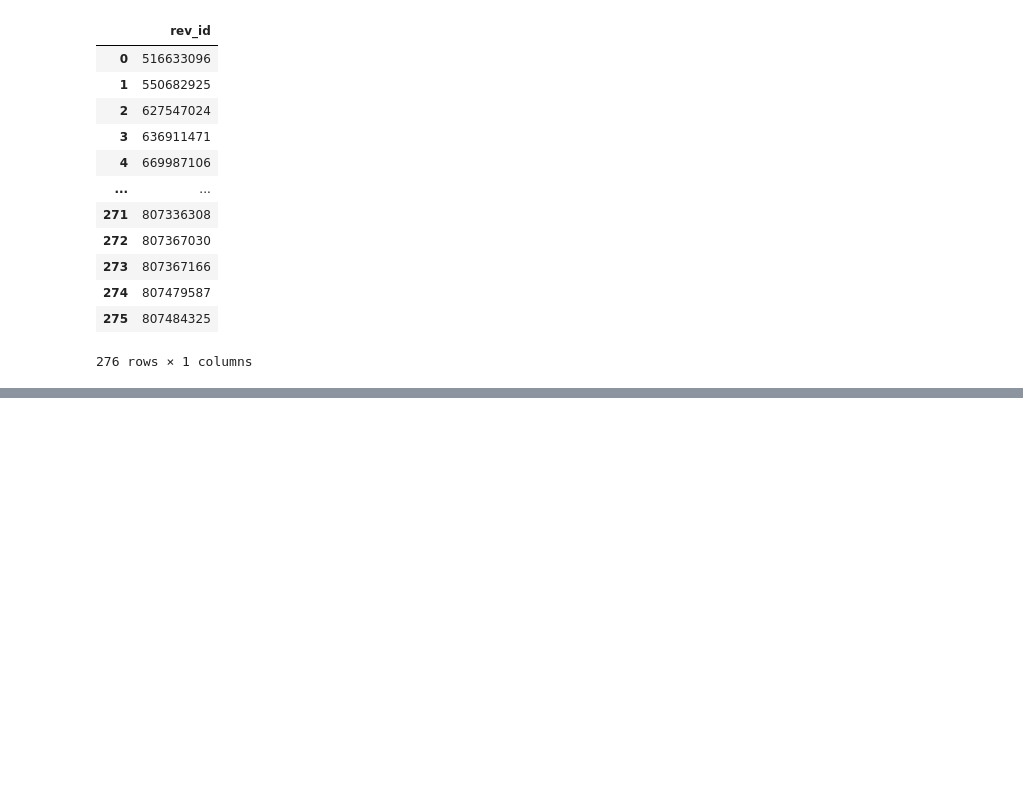
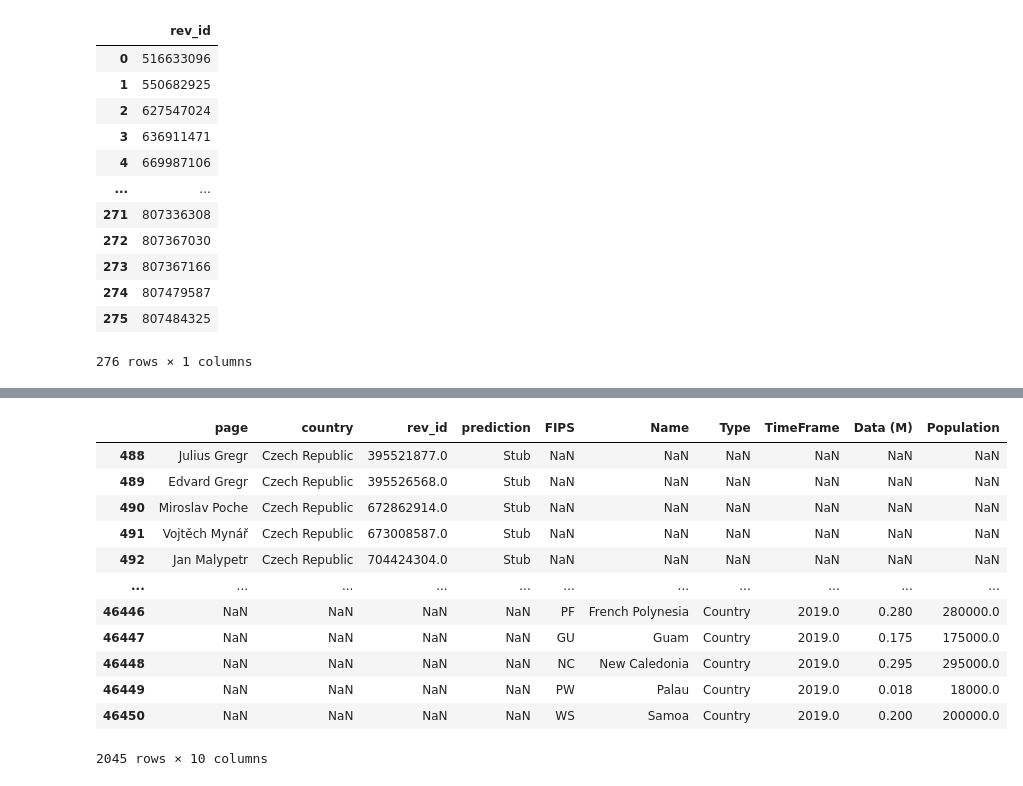
Before and after one commit to kevSweet/DATA512, a Jupyter notebook: data-512-a2/hcds-a2-bias.ipynb, the cells around one changed output, grey strips where cells are left out. Drawn from its saved outputs; the diff is of its cells as text; code cells hidden in the pictures; blank space fills up the shorter version.

```diff
--- a/data-512-a2/hcds-a2-bias.ipynb
+++ b/data-512-a2/hcds-a2-bias.ipynb
@@ -179,0 +199,17 @@ not_scored.to_csv('not_scored_log.csv')
+# %%
+nomatch = merged[merged.isna().any(axis=1)]
+nomatch
+# %% [output]
+|  | page | country | rev_id | prediction | FIPS | Name | Type | TimeFrame | Data (M) | Population |
+| 488 | Julius Gregr | Czech Republic | 395521877.0 | Stub | NaN | NaN | NaN | NaN | NaN | NaN |
+| 489 | Edvard Gregr | Czech Republic | 395526568.0 | Stub | NaN | NaN | NaN | NaN | NaN | NaN |
+| 490 | Miroslav Poche | Czech Republic | 672862914.0 | Stub | NaN | NaN | NaN | NaN | NaN | NaN |
+| 491 | Vojtěch Mynář | Czech Republic | 673008587.0 | Stub | NaN | NaN | NaN | NaN | NaN | NaN |
+| 492 | Jan Malypetr | Czech Republic | 704424304.0 | Stub | NaN | NaN | NaN | NaN | NaN | NaN |
+| ... | ... | ... | ... | ... | ... | ... | ... | ... | ... | ... |
+| 46446 | NaN | NaN | NaN | NaN | PF | French Polynesia | Country | 2019.0 | 0.280 | 280000.0 |
+| 46447 | NaN | NaN | NaN | NaN | GU | Guam | Country | 2019.0 | 0.175 | 175000.0 |
+| 46448 | NaN | NaN | NaN | NaN | NC | New Caledonia | Country | 2019.0 | 0.295 | 295000.0 |
+| 46449 | NaN | NaN | NaN | NaN | PW | Palau | Country | 2019.0 | 0.018 | 18000.0 |
+| 46450 | NaN | NaN | NaN | NaN | WS | Samoa | Country | 2019.0 | 0.200 | 200000.0 |
+2045 rows × 10 columns
```
Also changed, not shown: parts of 7 cells of this notebook, 2 other files.
